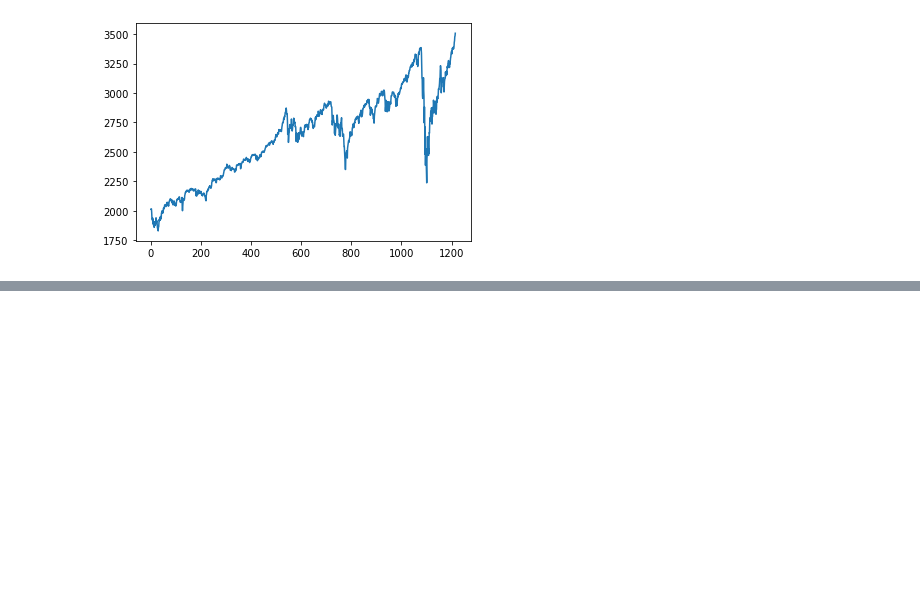
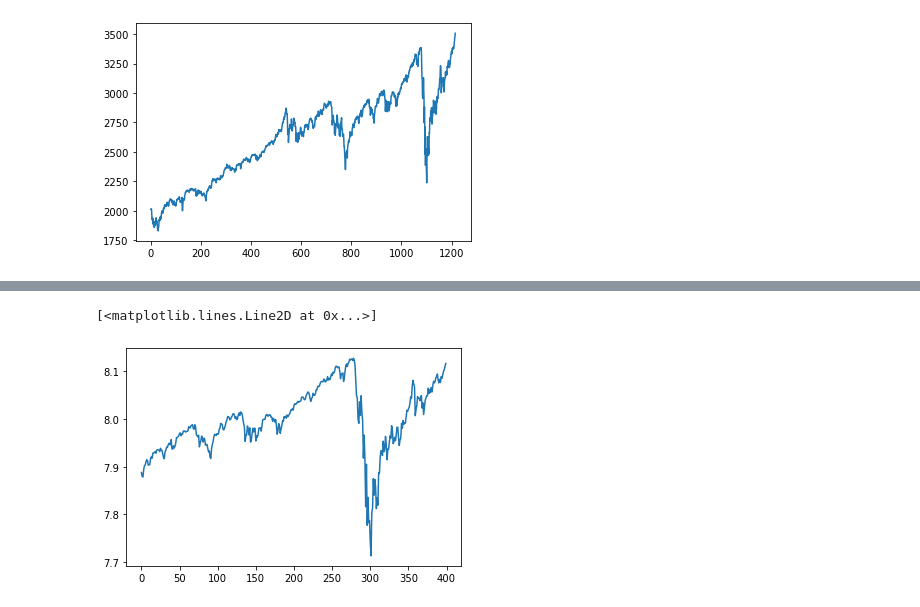
Before and after one commit to niveshigovind/LPPLS, a Jupyter notebook: nb.ipynb, the cells around one changed output, grey strips where cells are left out. Saved outputs shown, nothing was run; the diff lists cells and outputs as text; code cells hidden in the pictures; blank space fills up the shorter version.

```diff
--- a/nb.ipynb
+++ b/nb.ipynb
@@ -200,7 +284,7 @@ end = datetime.datetime(2020, 8, 30)
 
 price = data.DataReader(['sp500'], 'fred', start, end).ffill().bfill()
 log_price = np.log(price)
-log_price = log_price.values
+log_price = log_price.values.flatten()
 plt.plot(np.exp(log_price))
 # %% [output]
 [<matplotlib.lines.Line2D at 0x...>]
@@ -230,0 +324,5 @@ plot_lppls(log_price,sig,price.index)
+# %%
+plt.plot(log_price[800:1200])
+# %% [output]
+[<matplotlib.lines.Line2D at 0x...>]
+[figure, added]
```
Also changed, not shown: parts of 16 cells of this notebook.
